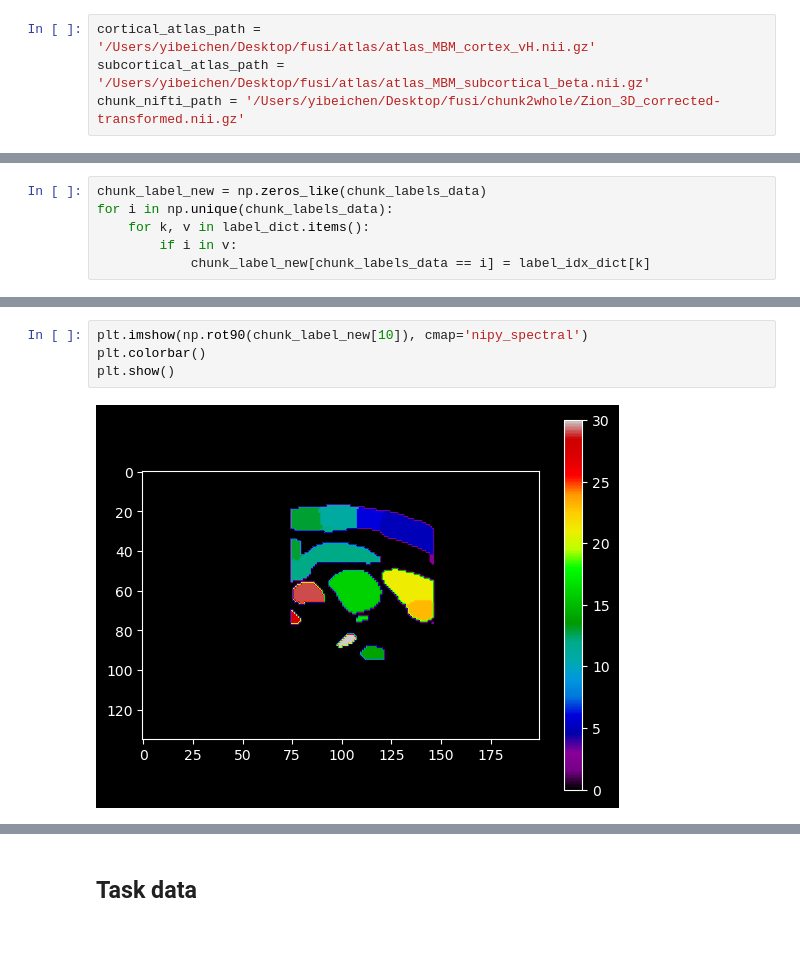
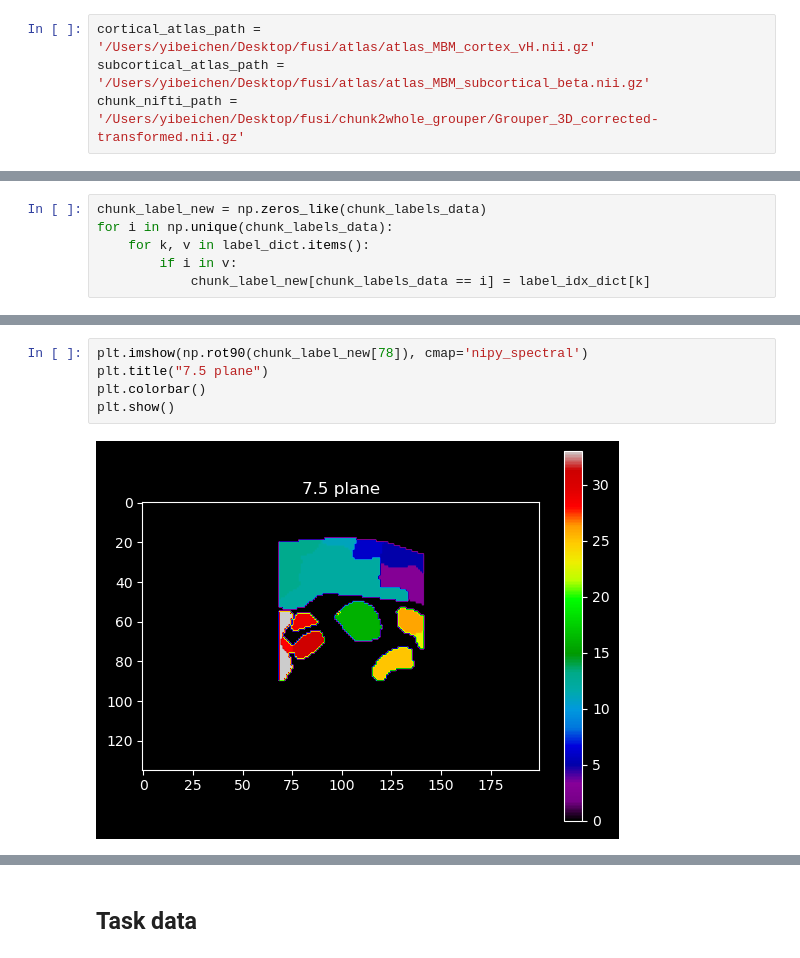
Before and after one commit to yibeichan/fUSi-workflow, a Jupyter notebook: code/extract_roi.ipynb, the cells around one changed output, grey strips where cells are left out. Saved outputs shown, nothing was run; the diff lists cells and outputs as text.

```diff
--- a/code/extract_roi.ipynb
+++ b/code/extract_roi.ipynb
@@ -18,7 +18,7 @@ import matplotlib.colors as mcolors
 # %%
 cortical_atlas_path = '/Users/yibeichen/Desktop/fusi/atlas/atlas_MBM_cortex_vH.nii.gz'
 subcortical_atlas_path = '/Users/yibeichen/Desktop/fusi/atlas/atlas_MBM_subcortical_beta.nii.gz'
-chunk_nifti_path = '/Users/yibeichen/Desktop/fusi/chunk2whole/Zion_3D_corrected-transformed.nii.gz'
+chunk_nifti_path = '/Users/yibeichen/Desktop/fusi/chunk2whole_grouper/Grouper_3D_corrected-transformed.nii.gz'
 # %%
 cortical_atlas_img = nib.load(cortical_atlas_path)
 subcortical_atlas_img = nib.load(subcortical_atlas_path)
@@ -243,6 +347,7 @@ plot_slices(chunk_label_new, titles=["Sagittal", "Coronal", "Axial"])
 # %%
-plt.imshow(np.rot90(chunk_label_new[10]), cmap='nipy_spectral')
+plt.imshow(np.rot90(chunk_label_new[78]), cmap='nipy_spectral')
+plt.title("7.5 plane")
 plt.colorbar()
 plt.show()
 # %% [output]
-[figure, old version]
+[figure, new version]
```
Also changed, not shown: parts of 23 cells of this notebook, 8 other files.
